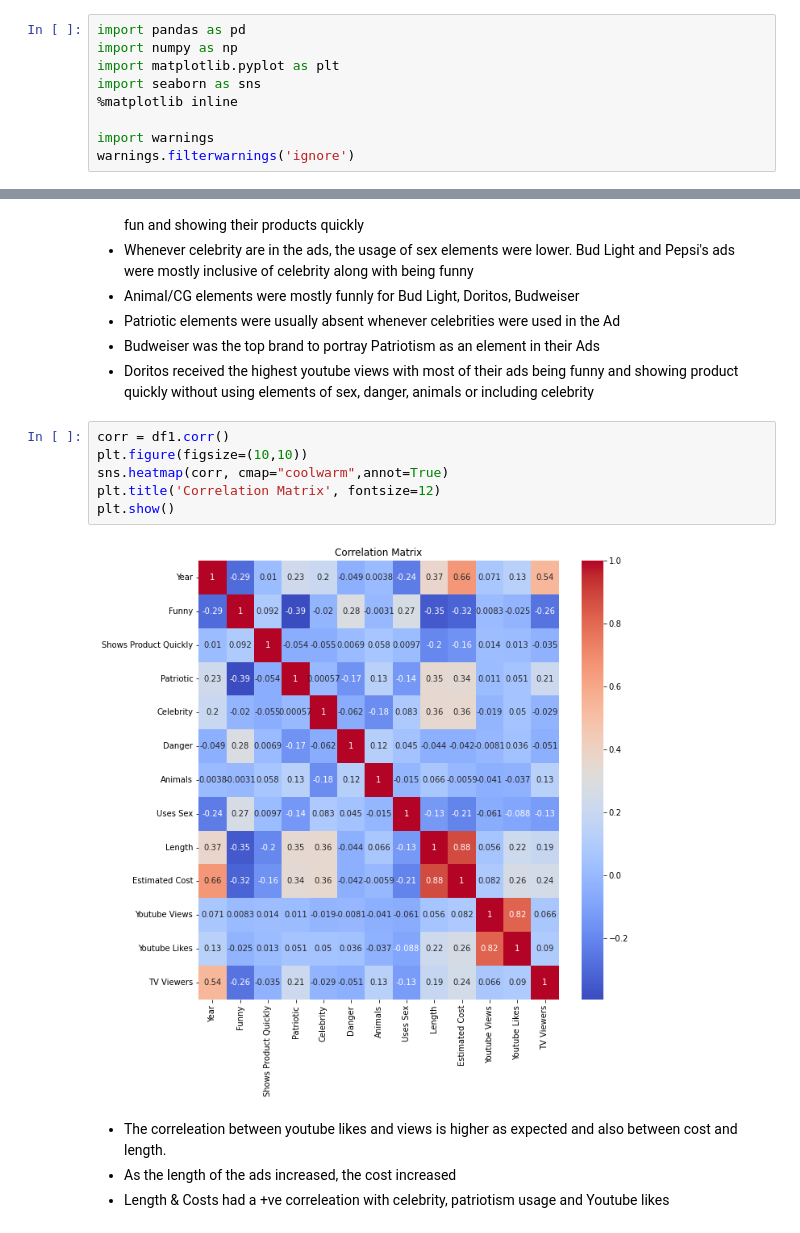
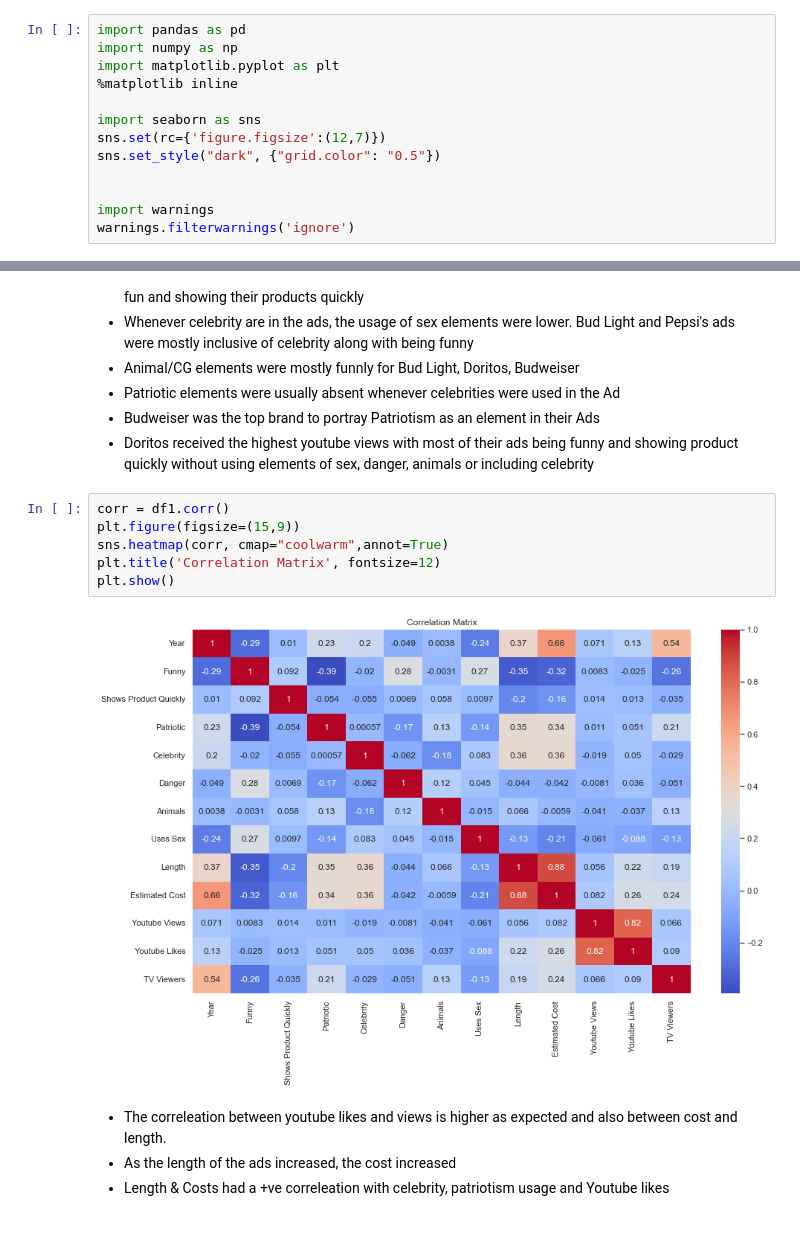
Before and after one commit to prabhuparthiban/Superbowl_Commercials_Challenge, a Jupyter notebook: superbowl.ipynb, the cells around one changed output, grey strips where cells are left out. Cells and saved outputs as stored; diff of their text form.

Commit message:
added more charts, new fields and fix errors

```diff
--- a/superbowl.ipynb
+++ b/superbowl.ipynb
@@ -2,8 +2,12 @@
 import pandas as pd
 import numpy as np
 import matplotlib.pyplot as plt
+%matplotlib inline
+
 import seaborn as sns
-%matplotlib inline
+sns.set(rc={'figure.figsize':(12,7)})
+sns.set_style("dark", {"grid.color": "0.5"})
+
 
 import warnings
 warnings.filterwarnings('ignore')
@@ -446,12 +406,12 @@ Analysing various combinations of the boolean fields --
 * Doritos received the highest youtube views with most of their ads being funny and showing product quickly without using elements of sex, danger, animals or including celebrity
 # %%
 corr = df1.corr()
-plt.figure(figsize=(10,10))
+plt.figure(figsize=(15,9))
 sns.heatmap(corr, cmap="coolwarm",annot=True)
 plt.title('Correlation Matrix', fontsize=12)
 plt.show()
 # %% [output]
-[figure, old version]
+[figure, new version]
 # %% [markdown]
 * The correleation between youtube likes and views is higher as expected and also between cost and length.
 * As the length of the ads increased, the cost increased
```
Also changed, not shown: parts of 39 cells of this notebook, 1 other file.
